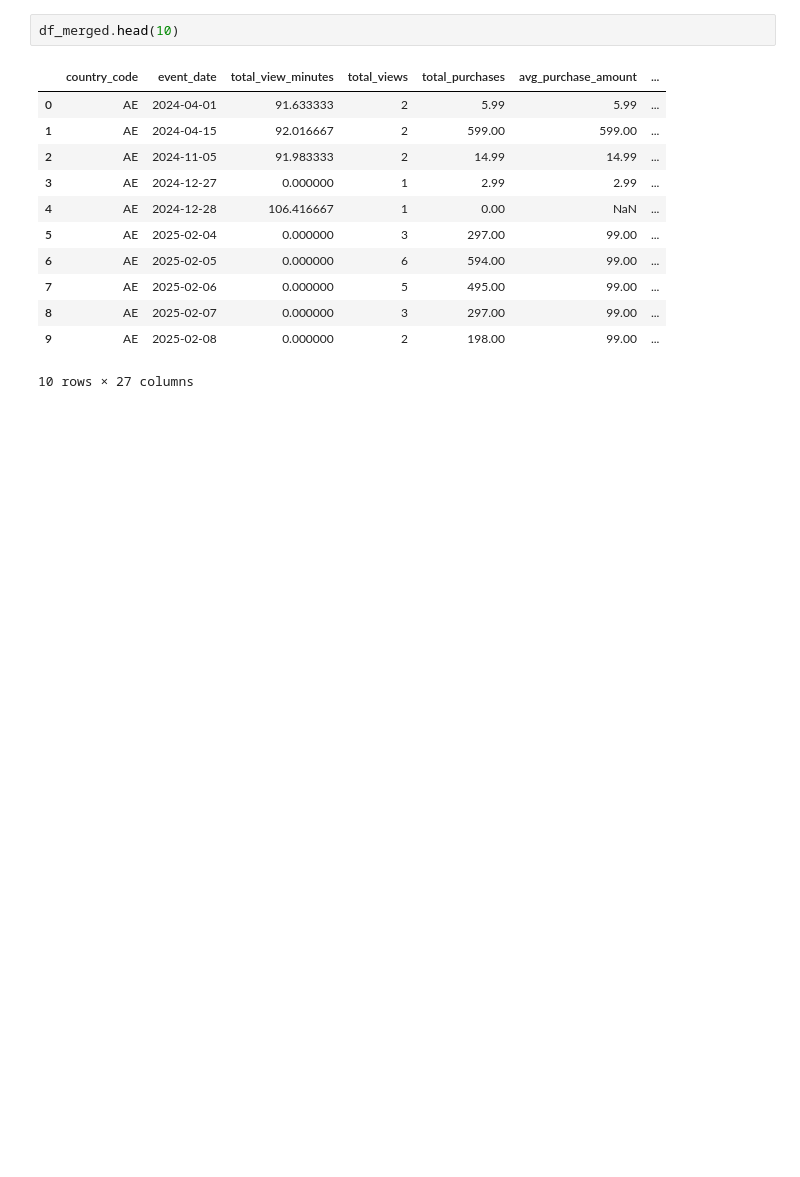
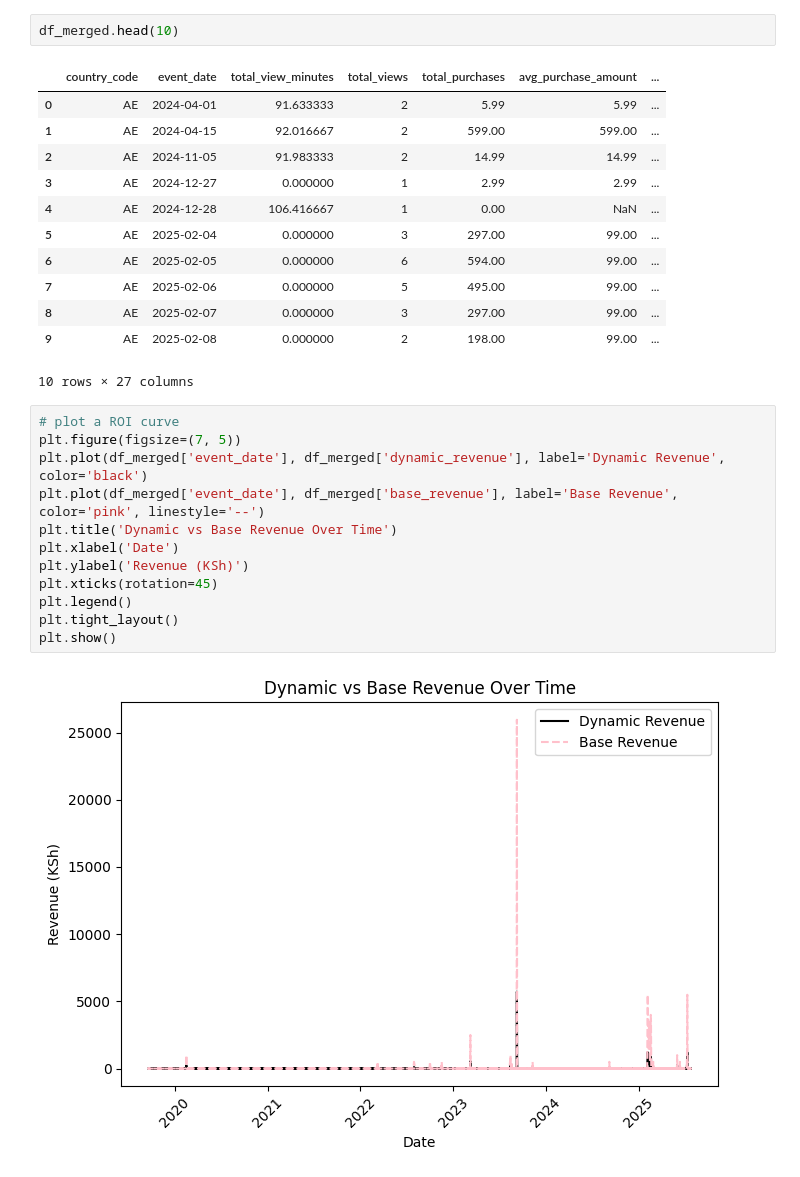
Before and after one commit to joyaran/Yakwetu_project, a Jupyter notebook: notebooks/prophet_xgboost_model.ipynb, the cells around one changed output. Saved outputs shown, nothing was run; the diff lists cells and outputs as text; blank space fills up the shorter version.

```diff
--- a/notebooks/prophet_xgboost_model.ipynb
+++ b/notebooks/prophet_xgboost_model.ipynb
@@ -1224,6 +1180,20 @@ df_merged.head(10)
 | 8 | AE | 2025-02-07 | 0.000000 | 3 | 297.00 | 99.00 | ... |
 | 9 | AE | 2025-02-08 | 0.000000 | 2 | 198.00 | 99.00 | ... |
 10 rows × 27 columns
+# %%
+# plot a ROI curve
+plt.figure(figsize=(7, 5))
+plt.plot(df_merged['event_date'], df_merged['dynamic_revenue'], label='Dynamic Revenue', color='black')
+plt.plot(df_merged['event_date'], df_merged['base_revenue'], label='Base Revenue', color='pink', linestyle='--')
+plt.title('Dynamic vs Base Revenue Over Time')
+plt.xlabel('Date')
+plt.ylabel('Revenue (KSh)')
+plt.xticks(rotation=45)
+plt.legend()
+plt.tight_layout()
+plt.show()
+# %% [output]
+[figure, added]
 # %% [markdown]
 ## Conclusion & Recommendations
 
```
Also changed, not shown: parts of 32 cells of this notebook, 3 other files.
